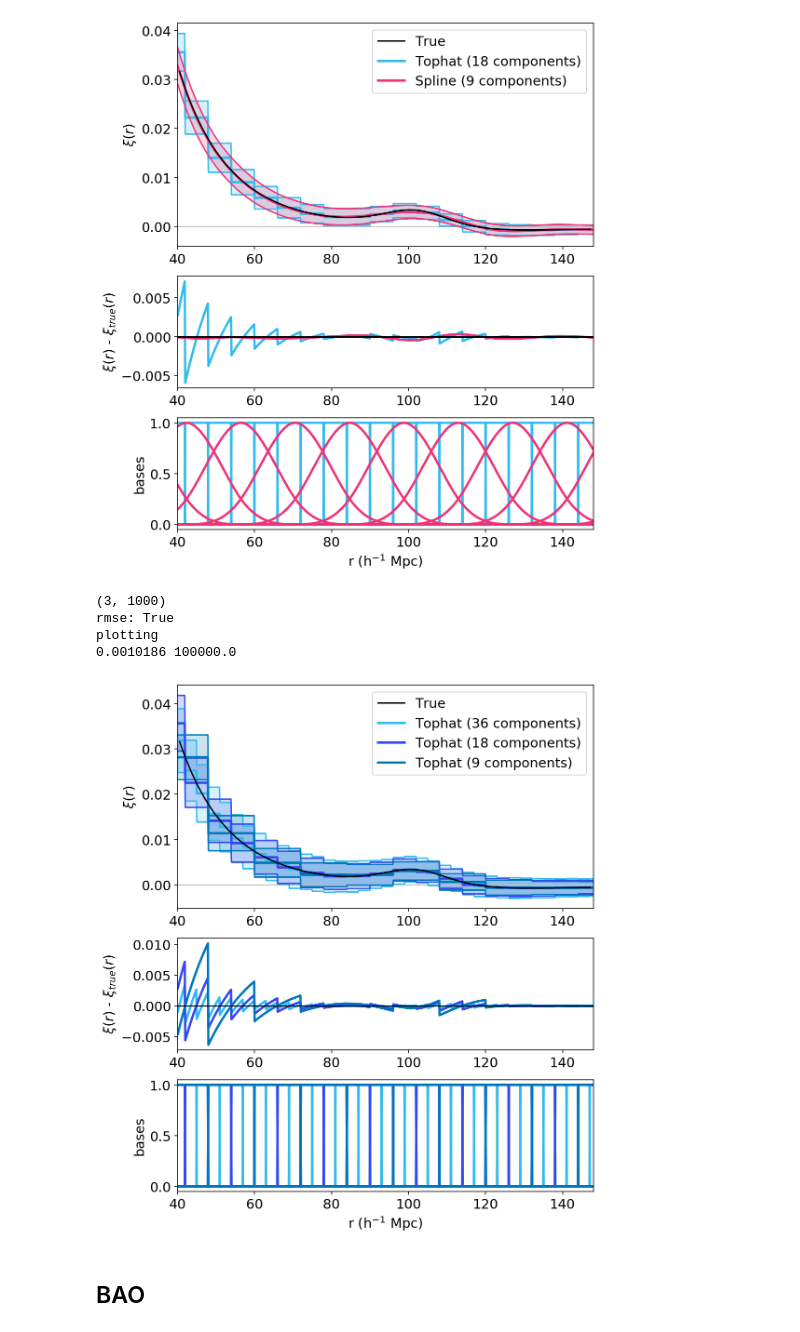
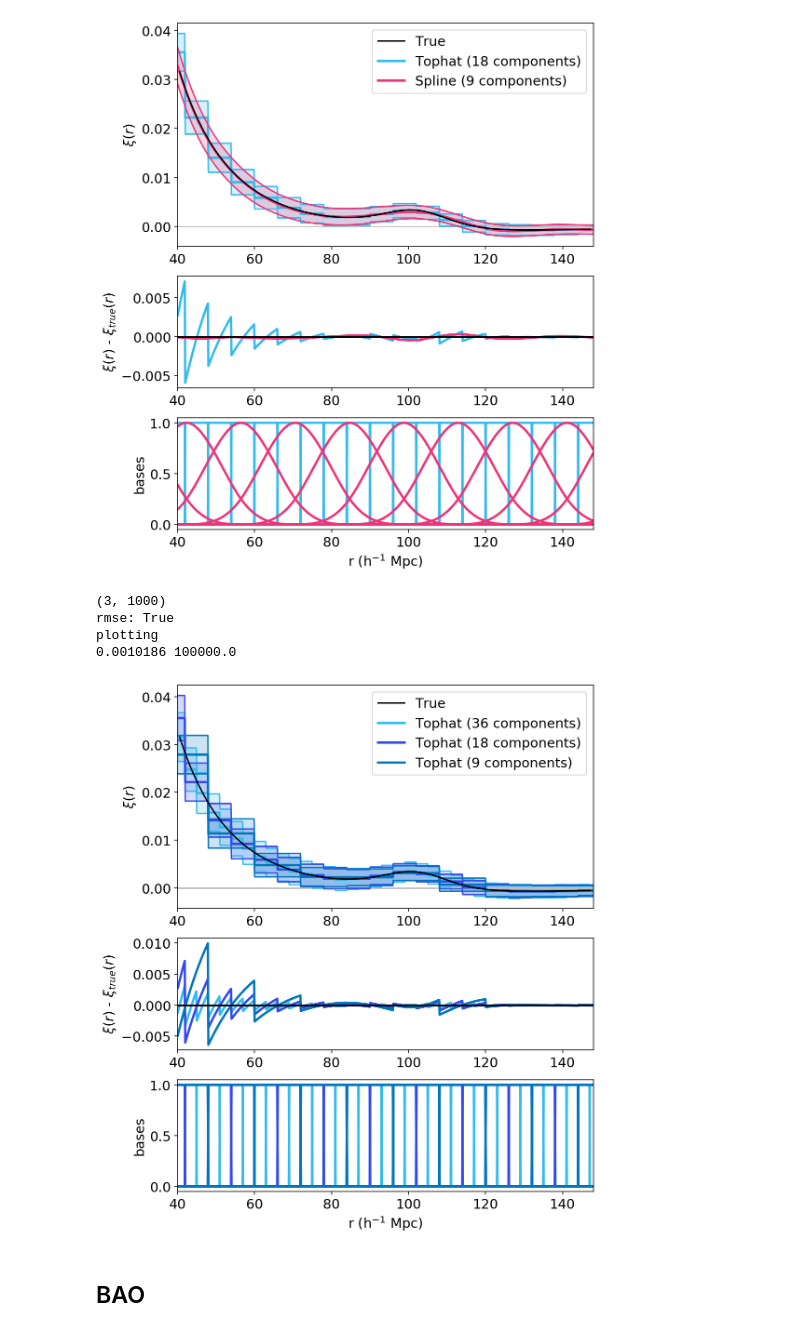
Before and after one commit to kstoreyf/continuous-estimator, a Jupyter notebook: code/z057_mocks_2020-08-12.ipynb, the cells around one changed output. Cells and saved outputs as stored; diff of their text form; code cells hidden in the pictures.

```diff
--- a/code/z057_mocks_2020-08-12.ipynb
+++ b/code/z057_mocks_2020-08-12.ipynb
@@ -55,7 +51,7 @@ def load_data(cat_tag, cf_tag, Nrealizations=100, return_amps=False):
                 continue
         else:
             cf_fn = '{}/cf{}{}_rlz{}.npy'.format(result_dir, cf_tag, cat_tag, Nr)
-            r_avg, xi, amps, proj, extra = np.load(cf_fn, allow_pickle=True)
+            r_avg, xi, amp, proj, extra = np.load(cf_fn, allow_pickle=True)
         rs.append(r_avg)
         xis.append(xi)
         amps.append(amp)
@@ -103,6 +99,7 @@ def plot_continuous(cat_tag, cf_tags, Nrealizations=100, colors=None, labels=Non
     rs = []
     r_arrs = []
     cf_arrs = []
+    bases = None
     if show_bases:
         bases = []
 
@@ -211,15 +221,15 @@ plotting
 0.0010186 100000.0
 [figure]
 # %%
-cat_tag = '_L750_n5e-5_z057'
+cat_tag = '_L750_n1e-4_z057'
 cf_tags = ['_tophat_bw3', '_tophat_bw6', '_tophat_bw12']
 colors = [ctopmany, ctopmid, ctopfew]
 labels = ['Tophat (36 components)', 'Tophat (18 components)', 'Tophat (9 components)']
 
 ax = plot_continuous(cat_tag, cf_tags, colors=colors, labels=labels, peak_fit=False, Nrealizations=1000)
 # %% [output]
 (3, 1000)
 rmse: True
 plotting
 0.0010186 100000.0
-[figure, old version]
+[figure, new version]
```
Also changed, not shown: parts of 119 cells of this notebook.
